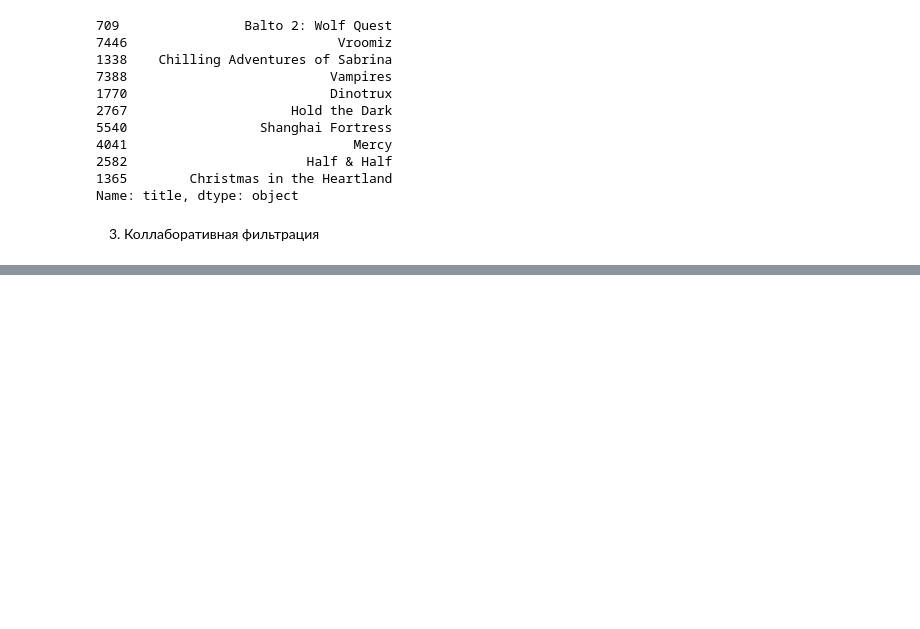
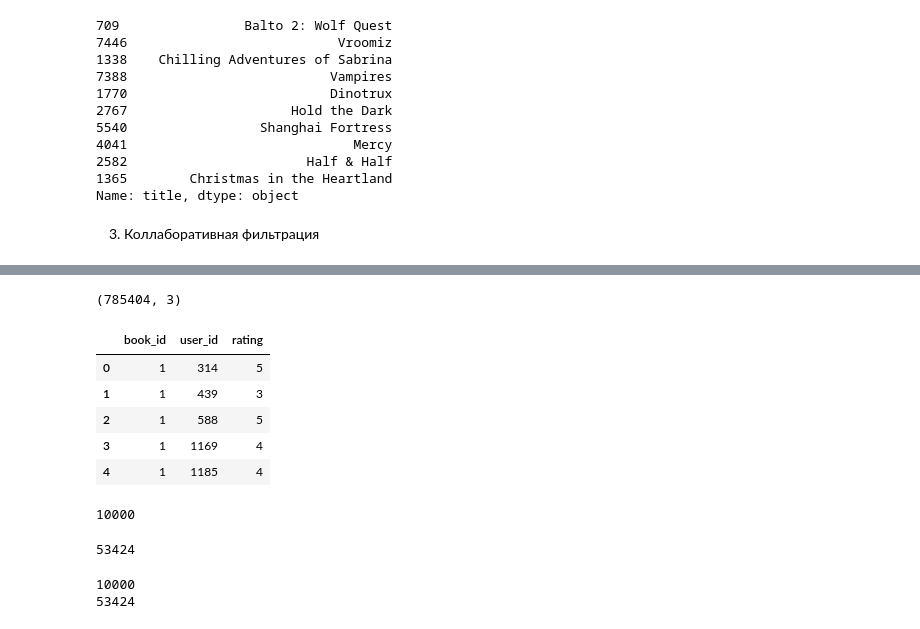
Before and after one commit to eartzhi/lessons, a Jupyter notebook: math&ml_15/math_15.ipynb, the cells around one changed output, grey strips where cells are left out. Saved outputs shown, nothing was run; the diff lists cells and outputs as text; code cells hidden in the pictures; blank space fills up the shorter version.

```diff
--- a/math&ml_15/math_15.ipynb
+++ b/math&ml_15/math_15.ipynb
@@ -118,0 +171,2 @@ data = Dataset.load_from_file(
+# %%
+df = pd.read_csv('data/ratings.csv')
@@ -118,0 +177,31 @@ data = Dataset.load_from_file(
+# %%
+train.shape
+# %% [output]
+(785404, 3)
+# %%
+df.head()
+# %% [output]
+|  | book_id | user_id | rating |
+| 0 | 1 | 314 | 5 |
+| 1 | 1 | 439 | 3 |
+| 2 | 1 | 588 | 5 |
+| 3 | 1 | 1169 | 4 |
+| 4 | 1 | 1185 | 4 |
+# %%
+n_books = df.book_id.unique()
+len(n_books)
+# %% [output]
+10000
+# %%
+n_users = df.user_id.unique()
+len(n_users)
+# %% [output]
+53424
+# %%
+n_books = df["book_id"].nunique()
+print(n_books)
+n_users = df["user_id"].nunique()
+print(n_users)
+# %% [output]
+10000
+53424
```
Also changed, not shown: parts of 16 cells of this notebook, 9 other files.
